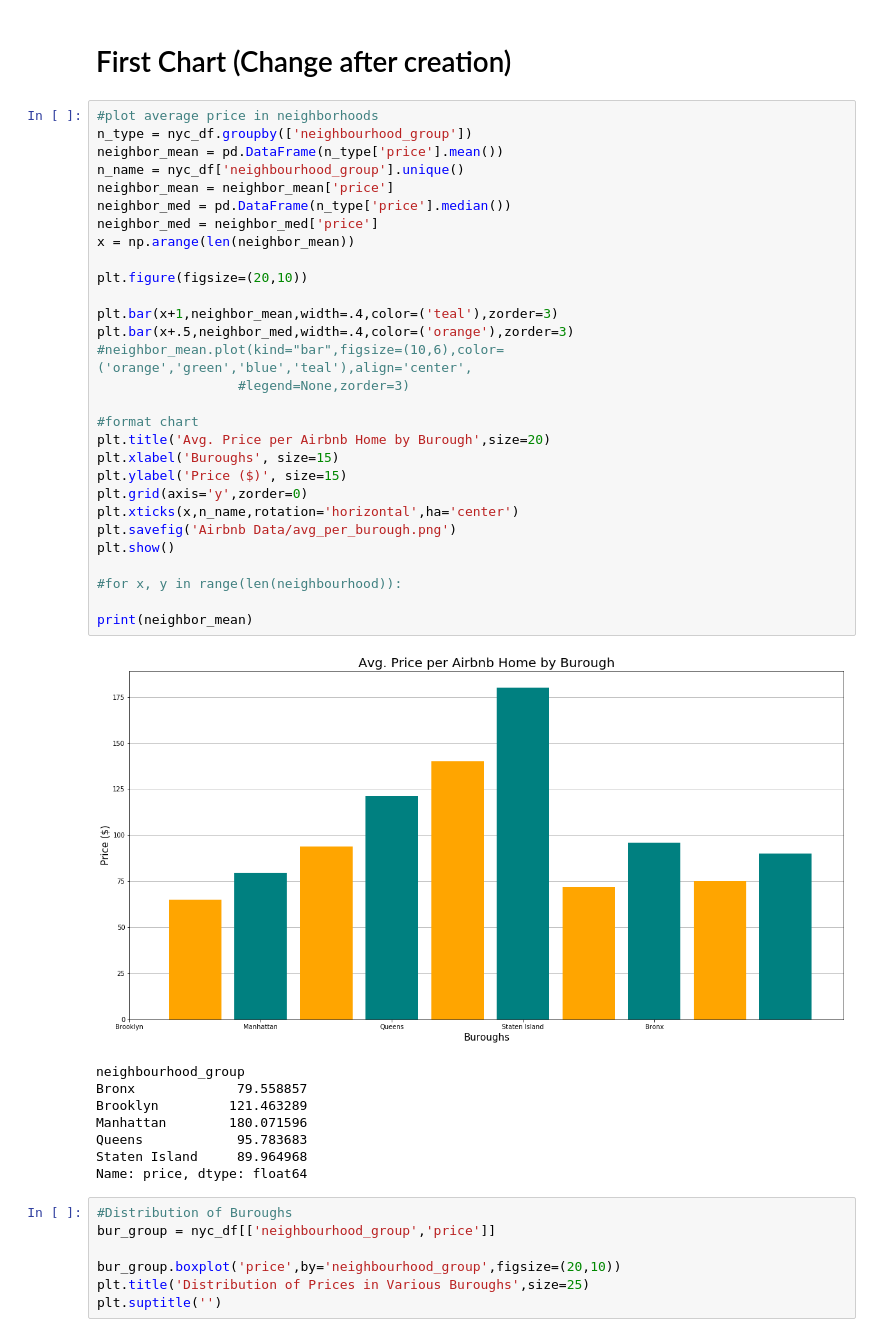
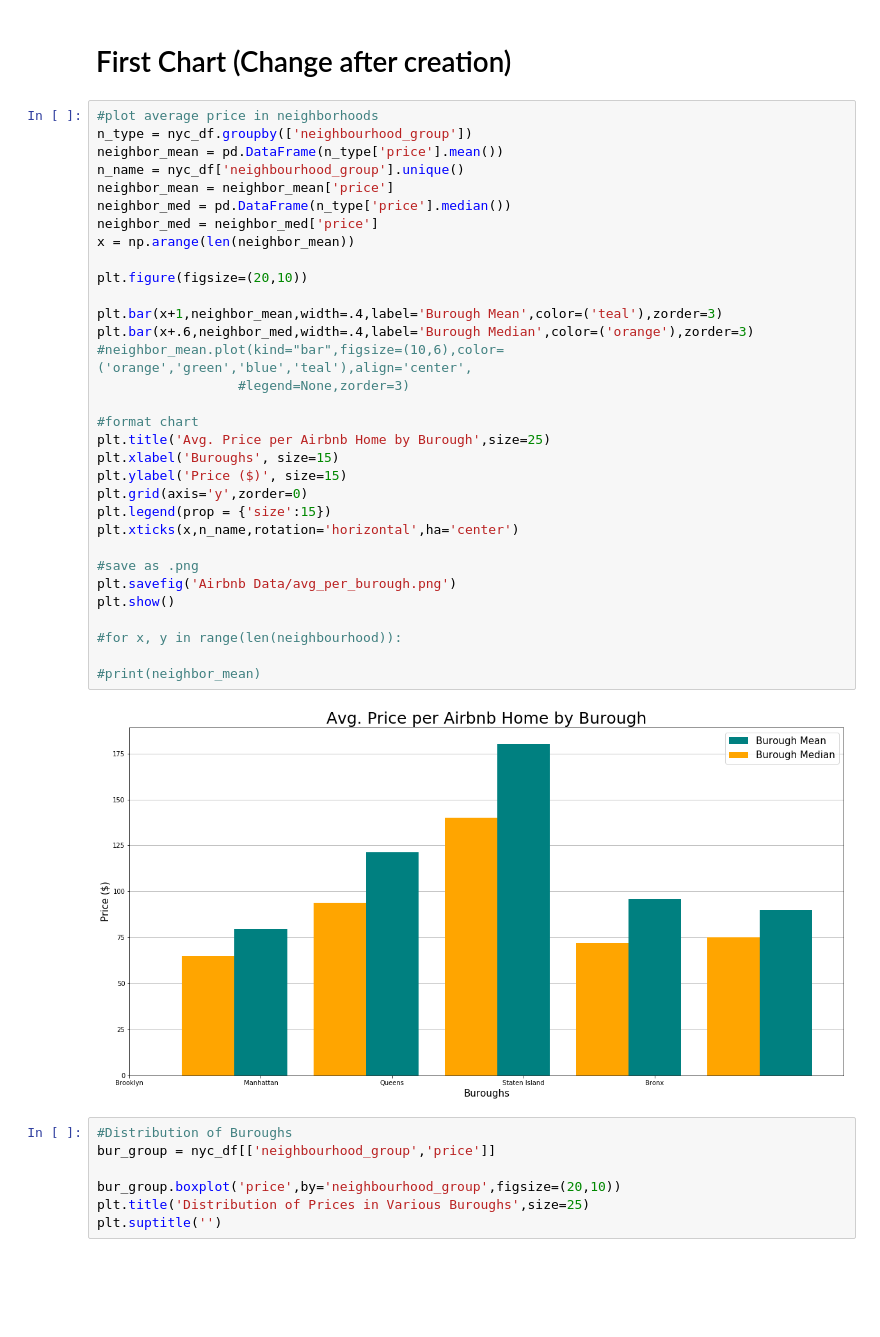
Before and after one commit to josephsy96/Project_1, a Jupyter notebook: Airbnb_Analysis.ipynb, the cells around one changed output. Saved outputs shown, nothing was run; the diff lists cells and outputs as text; blank space fills up the shorter version.

```diff
--- a/Airbnb_Analysis.ipynb
+++ b/Airbnb_Analysis.ipynb
@@ -25,41 +25,37 @@ nyc_df.head()
 # %%
 #plot average price in neighborhoods
 n_type = nyc_df.groupby(['neighbourhood_group'])
 neighbor_mean = pd.DataFrame(n_type['price'].mean())
 n_name = nyc_df['neighbourhood_group'].unique()
 neighbor_mean = neighbor_mean['price']
 neighbor_med = pd.DataFrame(n_type['price'].median())
 neighbor_med = neighbor_med['price']
 x = np.arange(len(neighbor_mean))
 
 plt.figure(figsize=(20,10))
 
-plt.bar(x+1,neighbor_mean,width=.4,color=('teal'),zorder=3)
-plt.bar(x+.5,neighbor_med,width=.4,color=('orange'),zorder=3)
+plt.bar(x+1,neighbor_mean,width=.4,label='Burough Mean',color=('teal'),zorder=3)
+plt.bar(x+.6,neighbor_med,width=.4,label='Burough Median',color=('orange'),zorder=3)
 #neighbor_mean.plot(kind="bar",figsize=(10,6),color=('orange','green','blue','teal'),align='center',
                   #legend=None,zorder=3)
 
 #format chart
-plt.title('Avg. Price per Airbnb Home by Burough',size=20)
+plt.title('Avg. Price per Airbnb Home by Burough',size=25)
 plt.xlabel('Buroughs', size=15)
 plt.ylabel('Price ($)', size=15)
 plt.grid(axis='y',zorder=0)
+plt.legend(prop = {'size':15})
 plt.xticks(x,n_name,rotation='horizontal',ha='center')
+
+#save as .png
 plt.savefig('Airbnb Data/avg_per_burough.png')
 plt.show()
 
 #for x, y in range(len(neighbourhood)):
 
-print(neighbor_mean)
+#print(neighbor_mean)
 # %% [output]
-[figure, old version]
+[figure, new version]
-neighbourhood_group
-Bronx             79.558857
-Brooklyn         121.463289
-Manhattan        180.071596
-Queens            95.783683
-Staten Island     89.964968
-Name: price, dtype: float64
 # %%
 #Distribution of Buroughs
 bur_group = nyc_df[['neighbourhood_group','price']]
```
Also changed, not shown: parts of 5 cells of this notebook, 2 other files.
